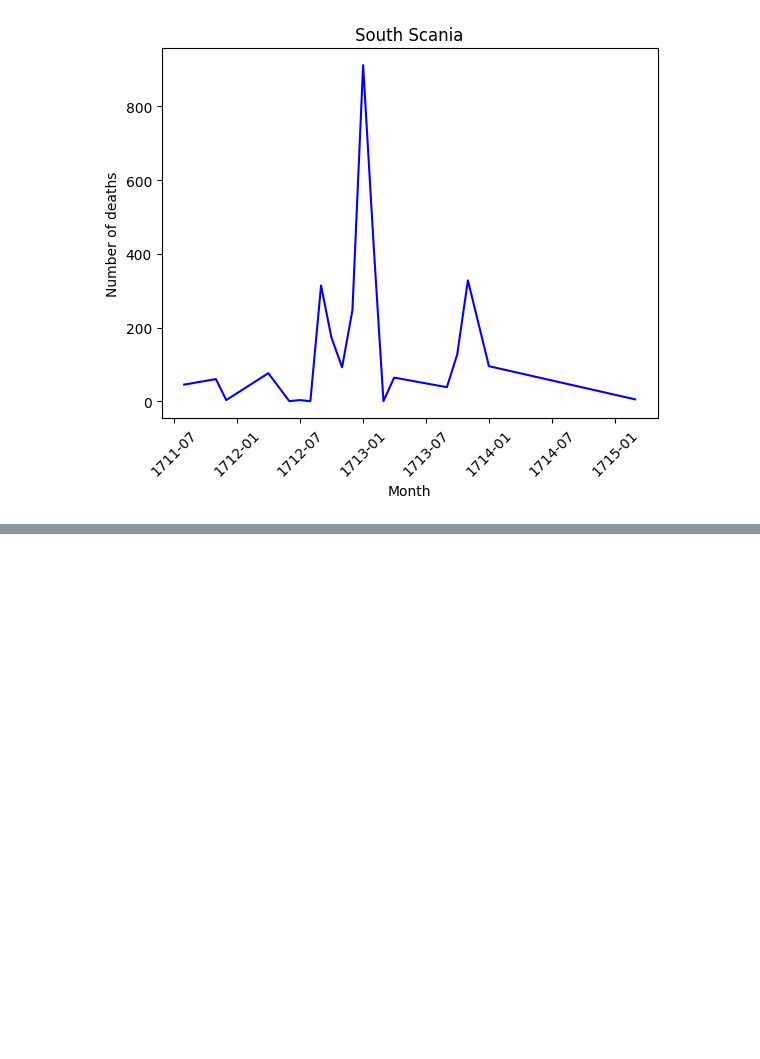
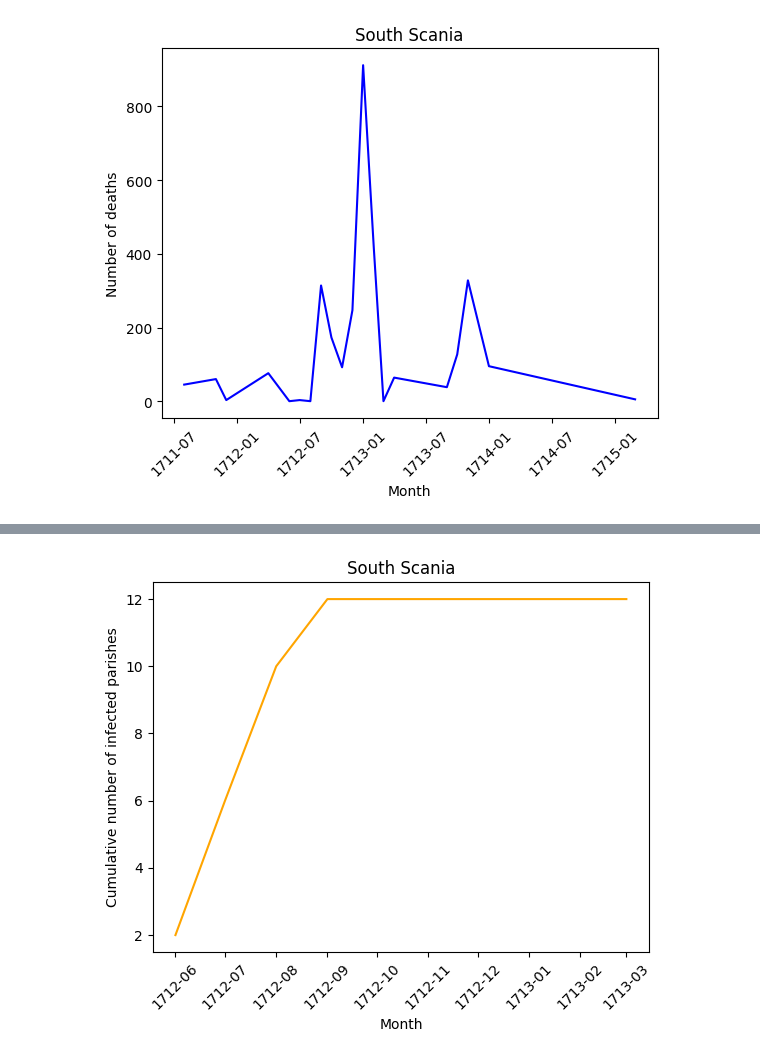
Before and after one commit to polislizarralde/PythonMathematicalModeling, a Jupyter notebook: docs/PlagueProject/Number_infected_parishes.ipynb, the cells around one changed output, grey strips where cells are left out. Drawn from its saved outputs; the diff is of its cells as text; code cells hidden in the pictures; blank space fills up the shorter version.

```diff
--- a/docs/PlagueProject/Number_infected_parishes.ipynb
+++ b/docs/PlagueProject/Number_infected_parishes.ipynb
@@ -298,7 +283,7 @@ def plot_infected_by_month(df, date, n, column_name: str = 'ParishName', start_d
     plt.show()
 # %%
 # Plot the cumulative number of parishes per month
-def plot_cum_infected_by_month(df, date, n, column_name: str = 'ParishName', start_date: str = 'BeginPlaguePeriod', end_date: str = 'EndPlaguePeriod'):
+def plot_cum_parishes_by_month(df, date, n, column_name: str = 'ParishName', start_date: str = 'BeginPlaguePeriod', end_date: str = 'EndPlaguePeriod'):
     results = count_infected_by_month(df, date, n, column_name, start_date, end_date)
     plt.plot(results['date'], results['CumInfectParishes'],
              label='Cumulative number of infected parishes', color='orange')
@@ -445,3 +424,6 @@ plot_cum_deaths_by_month(infectedParishes)
 plot_deaths_by_month(infectedParishes)
 # %% [output]
 [figure]
+# %%
+# Read a csv file
+ystad_group = pd.read_csv(os.path.join(data_private_folder, 'yellow_group.csv'), sep=',')
@@ -447,0 +444,4 @@ plot_deaths_by_month(infectedParishes)
+# %%
+plot_cum_parishes_by_month(ystad_group, 'JUN 1712', 0)
+# %% [output]
+[figure, added]
```
Also changed, not shown: parts of 11 cells of this notebook, 2 other files.
